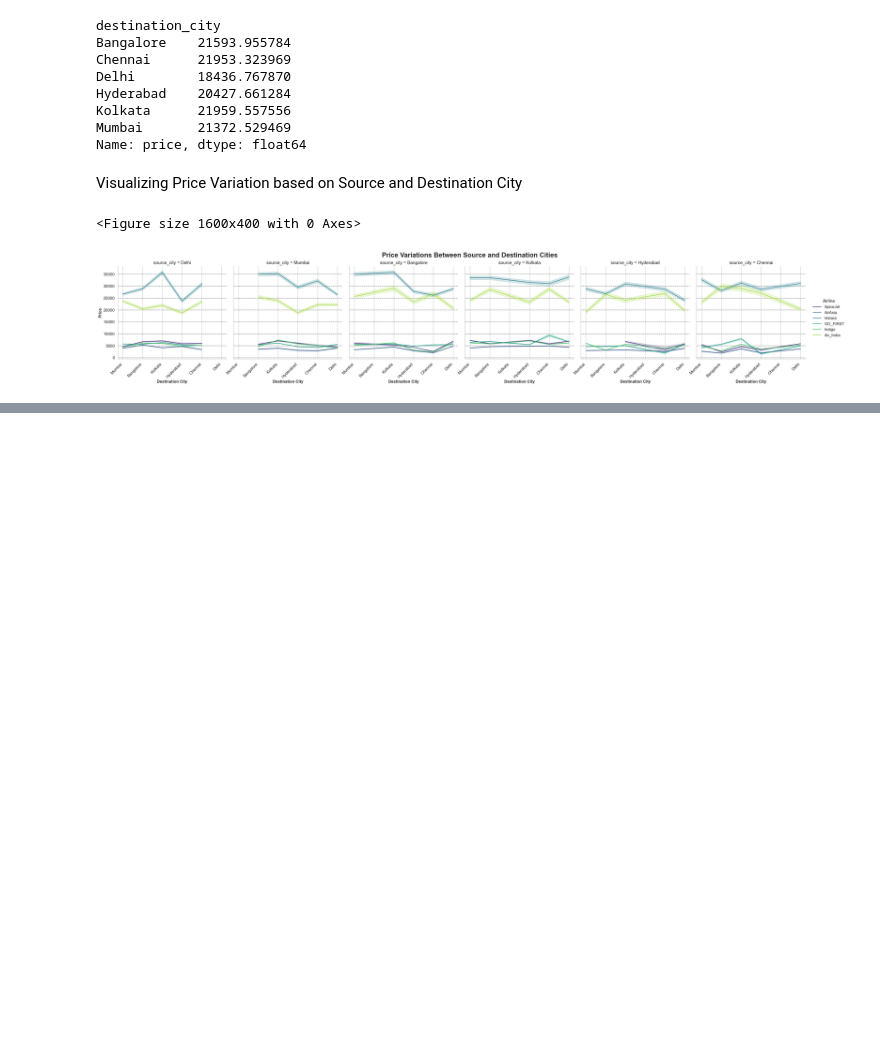
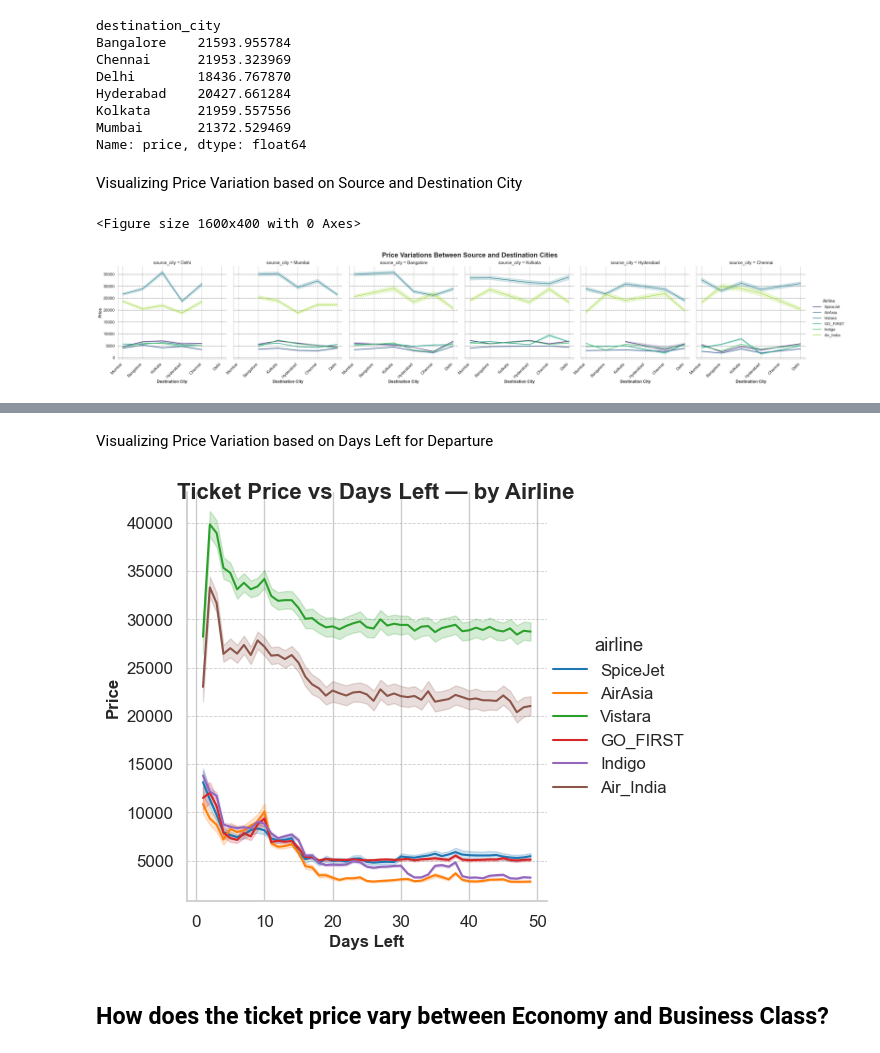
Before and after one commit to soumojit-dev/Airlines-Flight-Analysis, a Jupyter notebook: analysis.ipynb, the cells around one changed output, grey strips where cells are left out. Drawn from its saved outputs; the diff is of its cells as text; code cells hidden in the pictures; blank space fills up the shorter version.

```diff
--- a/analysis.ipynb
+++ b/analysis.ipynb
@@ -432,0 +475,17 @@ plt.show()
+# %% [markdown]
+Visualizing Price Variation based on Days Left for Departure
+# %%
+# plotting
+t = sns.relplot(data = df, x = 'days_left', y = 'price', kind = 'line', palette = 'tab10', hue = 'airline')
+t.fig.suptitle("Ticket Price vs Days Left — by Airline", fontsize=16, fontweight="bold")
+t.set_axis_labels('Days Left', 'Price', fontsize = 12, fontweight = 'semibold')
+
+for ax in t.axes.flat:
+    ax.grid(axis = 'y', linestyle = '--', linewidth = 0.6, alpha = 0.5, color = '#999999')
+    ax.grid(axis = 'y', linestyle = '--', linewidth = 0.6, alpha = 0.5, color = '#999999')
+
+plt.show()
+# %% [output]
+[figure, added]
+# %% [markdown]
+## How does the ticket price vary between Economy and Business Class?
```
Also changed, not shown: parts of 21 cells of this notebook.
